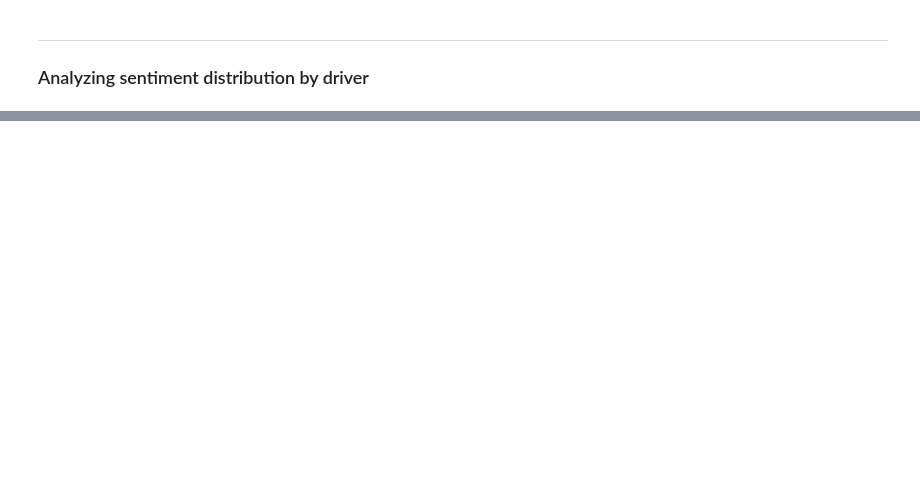
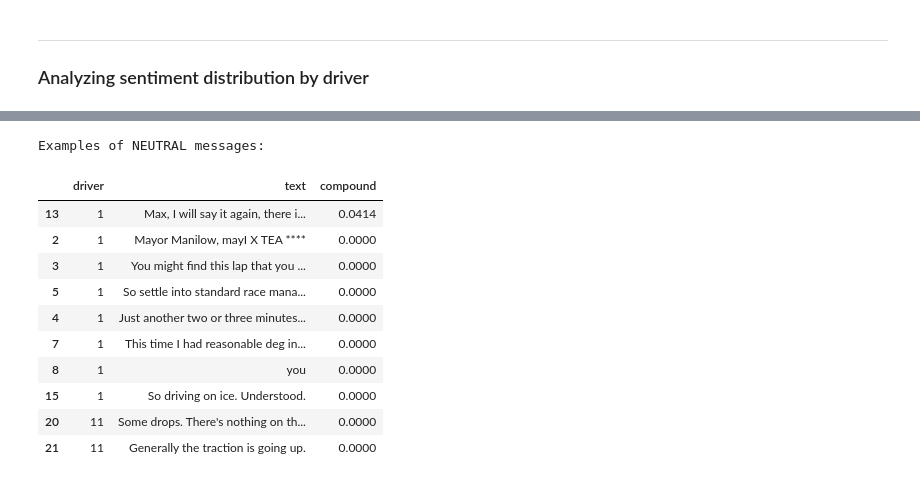
Before and after one commit to VforVitorio/F1_Strat_Manager, a Jupyter notebook: scripts/NLP_radio_processing/N02_sentiment_analysis.ipynb, the cells around one changed output, grey strips where cells are left out. Saved outputs shown, nothing was run; the diff lists cells and outputs as text; code cells hidden in the pictures; blank space fills up the shorter version.

```diff
--- a/scripts/NLP_radio_processing/N02_sentiment_analysis.ipynb
+++ b/scripts/NLP_radio_processing/N02_sentiment_analysis.ipynb
@@ -141,0 +185,16 @@ plt.show()
+# %%
+print("\nExamples of NEUTRAL messages:")
+display_examples('neutral')
+# %% [output]
+Examples of NEUTRAL messages:
+|  | driver | text | compound |
+| 13 | 1 | Max, I will say it again, there i... | 0.0414 |
+| 2 | 1 | Mayor Manilow, mayI X TEA **** | 0.0000 |
+| 3 | 1 | You might find this lap that you ... | 0.0000 |
+| 5 | 1 | So settle into standard race mana... | 0.0000 |
+| 4 | 1 | Just another two or three minutes... | 0.0000 |
+| 7 | 1 | This time I had reasonable deg in... | 0.0000 |
+| 8 | 1 | you | 0.0000 |
+| 15 | 1 | So driving on ice. Understood. | 0.0000 |
+| 20 | 11 | Some drops. There's nothing on th... | 0.0000 |
+| 21 | 11 | Generally the traction is going up. | 0.0000 |
```
Also changed, not shown: parts of 9 cells of this notebook.
